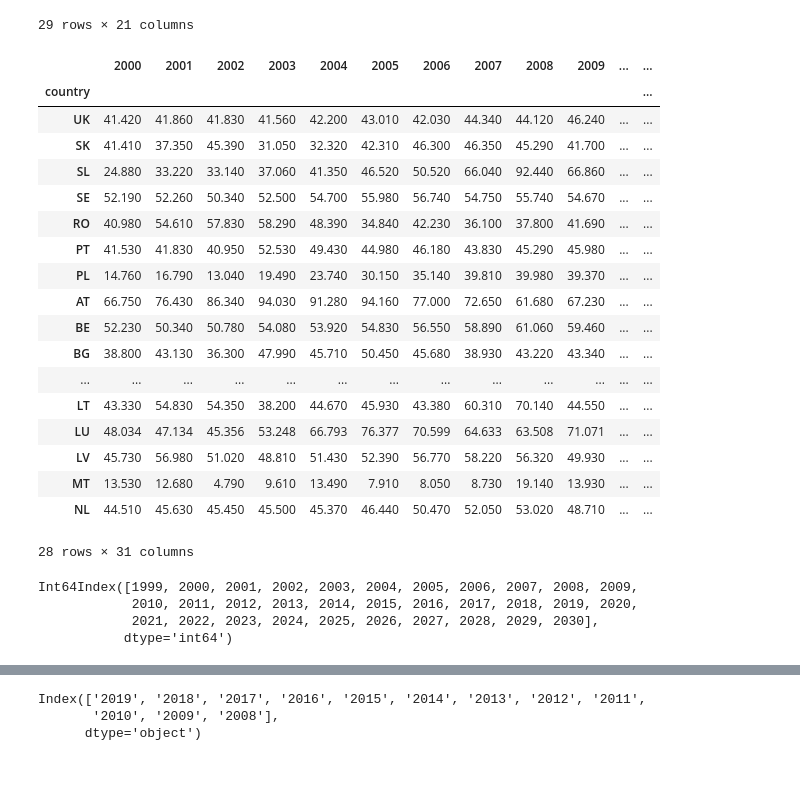
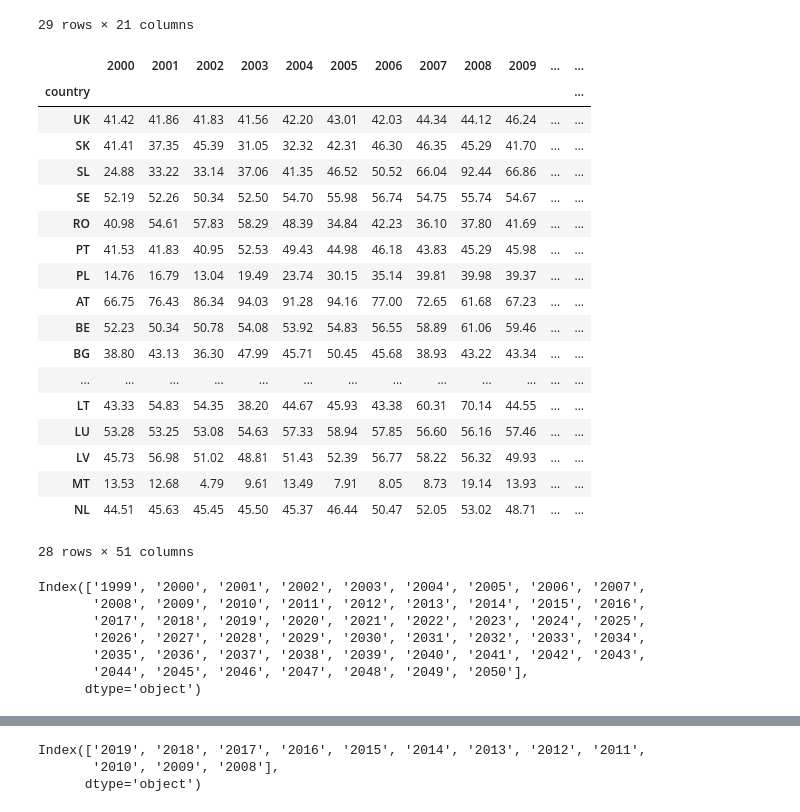
Before and after one commit to Frostie10/eurostat_test, a Jupyter notebook: test_eurostat.ipynb, the cells around one changed output, grey strips where cells are left out. Saved outputs shown, nothing was run; the diff lists cells and outputs as text; code cells hidden in the pictures; blank space fills up the shorter version.

```diff
--- a/test_eurostat.ipynb
+++ b/test_eurostat.ipynb
@@ -530,38 +537,40 @@ df_total_transport_mio_Vkm_country_2_filledna
 | UK | 19829.0 | 19429.000000 | 19705.500000 | 19982.000000 | 18885.500000 | 17789.000000 | 18134.000000 | 19550.000000 | 19318.000000 | 19086.000000 | ... | ... |
 29 rows × 21 columns
 # %%
-toe = pd.read_excel('C:/Users/seanp/python/anaconda3/envs/python_backup/my_python_work/Data/Summary_Vehicles_Fuels.xlsx', sheet_name = 'fuel_consumption_model_kopie')
+toe = pd.read_excel('C:/Users/seanp/python/anaconda3/envs/python_backup/my_python_work/Data/Fuel_Consumption.xlsx', sheet_name = 'Summary_Fuel_Efficiency')
 toe = toe.set_index('country')
 toe = toe.drop(columns=['Type'])
 toe.columns = toe.columns.astype(int)
 toe
 # %% [output]
 |  | 2000 | 2001 | 2002 | 2003 | 2004 | 2005 | 2006 | 2007 | 2008 | 2009 | ... | ... |
 | country |  |  |  |  |  |  |  |  |  |  |  | ... |
-| UK | 41.420 | 41.860 | 41.830 | 41.560 | 42.200 | 43.010 | 42.030 | 44.340 | 44.120 | 46.240 | ... | ... |
-| SK | 41.410 | 37.350 | 45.390 | 31.050 | 32.320 | 42.310 | 46.300 | 46.350 | 45.290 | 41.700 | ... | ... |
-| SL | 24.880 | 33.220 | 33.140 | 37.060 | 41.350 | 46.520 | 50.520 | 66.040 | 92.440 | 66.860 | ... | ... |
-| SE | 52.190 | 52.260 | 50.340 | 52.500 | 54.700 | 55.980 | 56.740 | 54.750 | 55.740 | 54.670 | ... | ... |
-| RO | 40.980 | 54.610 | 57.830 | 58.290 | 48.390 | 34.840 | 42.230 | 36.100 | 37.800 | 41.690 | ... | ... |
-| PT | 41.530 | 41.830 | 40.950 | 52.530 | 49.430 | 44.980 | 46.180 | 43.830 | 45.290 | 45.980 | ... | ... |
-| PL | 14.760 | 16.790 | 13.040 | 19.490 | 23.740 | 30.150 | 35.140 | 39.810 | 39.980 | 39.370 | ... | ... |
-| AT | 66.750 | 76.430 | 86.340 | 94.030 | 91.280 | 94.160 | 77.000 | 72.650 | 61.680 | 67.230 | ... | ... |
-| BE | 52.230 | 50.340 | 50.780 | 54.080 | 53.920 | 54.830 | 56.550 | 58.890 | 61.060 | 59.460 | ... | ... |
-| BG | 38.800 | 43.130 | 36.300 | 47.990 | 45.710 | 50.450 | 45.680 | 38.930 | 43.220 | 43.340 | ... | ... |
+| UK | 41.42 | 41.86 | 41.83 | 41.56 | 42.20 | 43.01 | 42.03 | 44.34 | 44.12 | 46.24 | ... | ... |
+| SK | 41.41 | 37.35 | 45.39 | 31.05 | 32.32 | 42.31 | 46.30 | 46.35 | 45.29 | 41.70 | ... | ... |
+| SL | 24.88 | 33.22 | 33.14 | 37.06 | 41.35 | 46.52 | 50.52 | 66.04 | 92.44 | 66.86 | ... | ... |
+| SE | 52.19 | 52.26 | 50.34 | 52.50 | 54.70 | 55.98 | 56.74 | 54.75 | 55.74 | 54.67 | ... | ... |
+| RO | 40.98 | 54.61 | 57.83 | 58.29 | 48.39 | 34.84 | 42.23 | 36.10 | 37.80 | 41.69 | ... | ... |
+| PT | 41.53 | 41.83 | 40.95 | 52.53 | 49.43 | 44.98 | 46.18 | 43.83 | 45.29 | 45.98 | ... | ... |
+| PL | 14.76 | 16.79 | 13.04 | 19.49 | 23.74 | 30.15 | 35.14 | 39.81 | 39.98 | 39.37 | ... | ... |
+| AT | 66.75 | 76.43 | 86.34 | 94.03 | 91.28 | 94.16 | 77.00 | 72.65 | 61.68 | 67.23 | ... | ... |
+| BE | 52.23 | 50.34 | 50.78 | 54.08 | 53.92 | 54.83 | 56.55 | 58.89 | 61.06 | 59.46 | ... | ... |
+| BG | 38.80 | 43.13 | 36.30 | 47.99 | 45.71 | 50.45 | 45.68 | 38.93 | 43.22 | 43.34 | ... | ... |
 | ... | ... | ... | ... | ... | ... | ... | ... | ... | ... | ... | ... | ... |
-| LT | 43.330 | 54.830 | 54.350 | 38.200 | 44.670 | 45.930 | 43.380 | 60.310 | 70.140 | 44.550 | ... | ... |
-| LU | 48.034 | 47.134 | 45.356 | 53.248 | 66.793 | 76.377 | 70.599 | 64.633 | 63.508 | 71.071 | ... | ... |
-| LV | 45.730 | 56.980 | 51.020 | 48.810 | 51.430 | 52.390 | 56.770 | 58.220 | 56.320 | 49.930 | ... | ... |
-| MT | 13.530 | 12.680 | 4.790 | 9.610 | 13.490 | 7.910 | 8.050 | 8.730 | 19.140 | 13.930 | ... | ... |
-| NL | 44.510 | 45.630 | 45.450 | 45.500 | 45.370 | 46.440 | 50.470 | 52.050 | 53.020 | 48.710 | ... | ... |
+| LT | 43.33 | 54.83 | 54.35 | 38.20 | 44.67 | 45.93 | 43.38 | 60.31 | 70.14 | 44.55 | ... | ... |
+| LU | 53.28 | 53.25 | 53.08 | 54.63 | 57.33 | 58.94 | 57.85 | 56.60 | 56.16 | 57.46 | ... | ... |
+| LV | 45.73 | 56.98 | 51.02 | 48.81 | 51.43 | 52.39 | 56.77 | 58.22 | 56.32 | 49.93 | ... | ... |
+| MT | 13.53 | 12.68 | 4.79 | 9.61 | 13.49 | 7.91 | 8.05 | 8.73 | 19.14 | 13.93 | ... | ... |
+| NL | 44.51 | 45.63 | 45.45 | 45.50 | 45.37 | 46.44 | 50.47 | 52.05 | 53.02 | 48.71 | ... | ... |
-28 rows × 31 columns
+28 rows × 51 columns
 # %%
 toe_mio_Vkm_country = toe.multiply(df_total_transport_mio_Vkm_country_2_filledna)
-toe_mio_Vkm_country.columns = toe_mio_Vkm_country.columns.astype(int)
-toe_mio_Vkm_country
+toe_mio_Vkm_country.columns = toe_mio_Vkm_country.columns.astype(str)
 print(toe_mio_Vkm_country.columns)
 # %% [output]
-Int64Index([1999, 2000, 2001, 2002, 2003, 2004, 2005, 2006, 2007, 2008, 2009,
-            2010, 2011, 2012, 2013, 2014, 2015, 2016, 2017, 2018, 2019, 2020,
-            2021, 2022, 2023, 2024, 2025, 2026, 2027, 2028, 2029, 2030],
-           dtype='int64')
+Index(['1999', '2000', '2001', '2002', '2003', '2004', '2005', '2006', '2007',
+       '2008', '2009', '2010', '2011', '2012', '2013', '2014', '2015', '2016',
+       '2017', '2018', '2019', '2020', '2021', '2022', '2023', '2024', '2025',
+       '2026', '2027', '2028', '2029', '2030', '2031', '2032', '2033', '2034',
+       '2035', '2036', '2037', '2038', '2039', '2040', '2041', '2042', '2043',
+       '2044', '2045', '2046', '2047', '2048', '2049', '2050'],
+      dtype='object')
```
Also changed, not shown: parts of 36 cells of this notebook.
